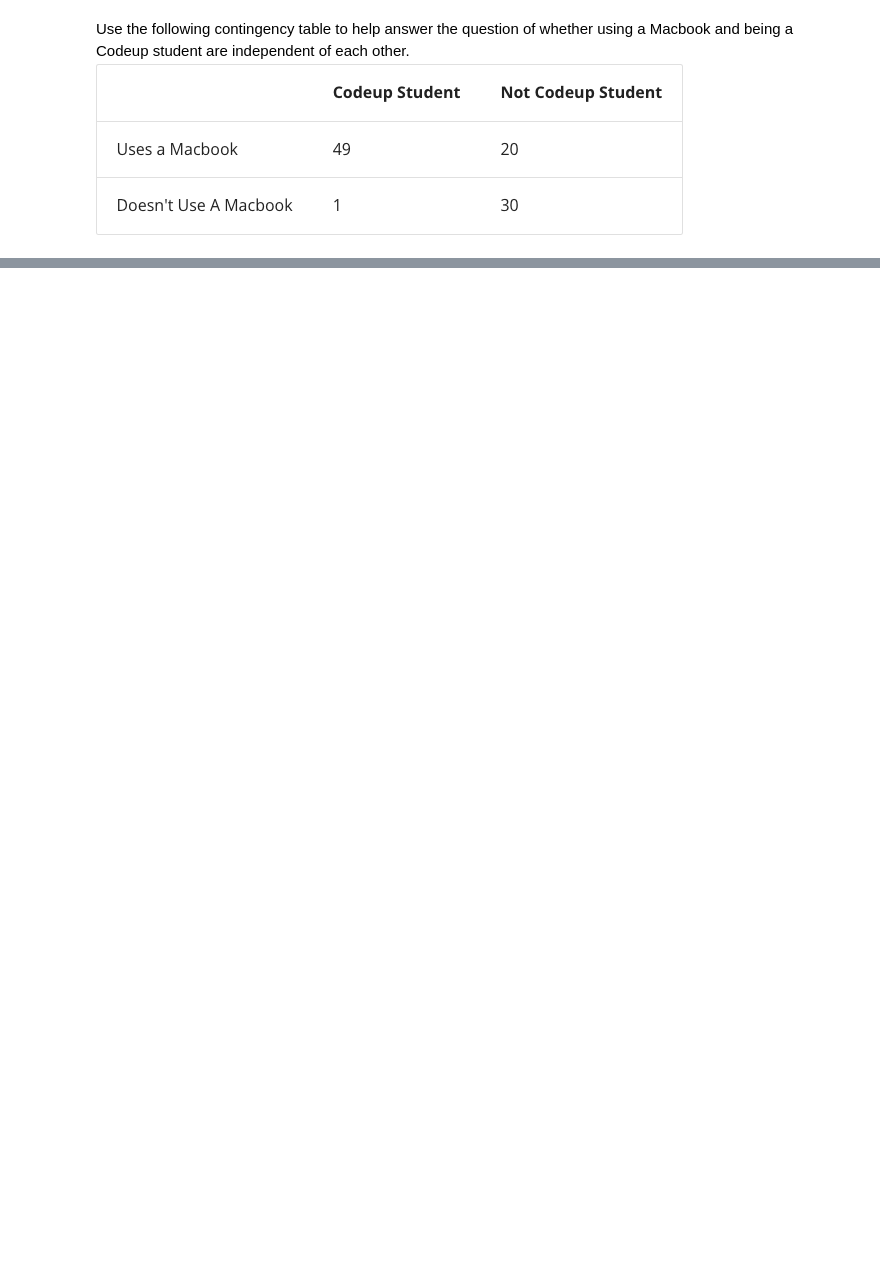
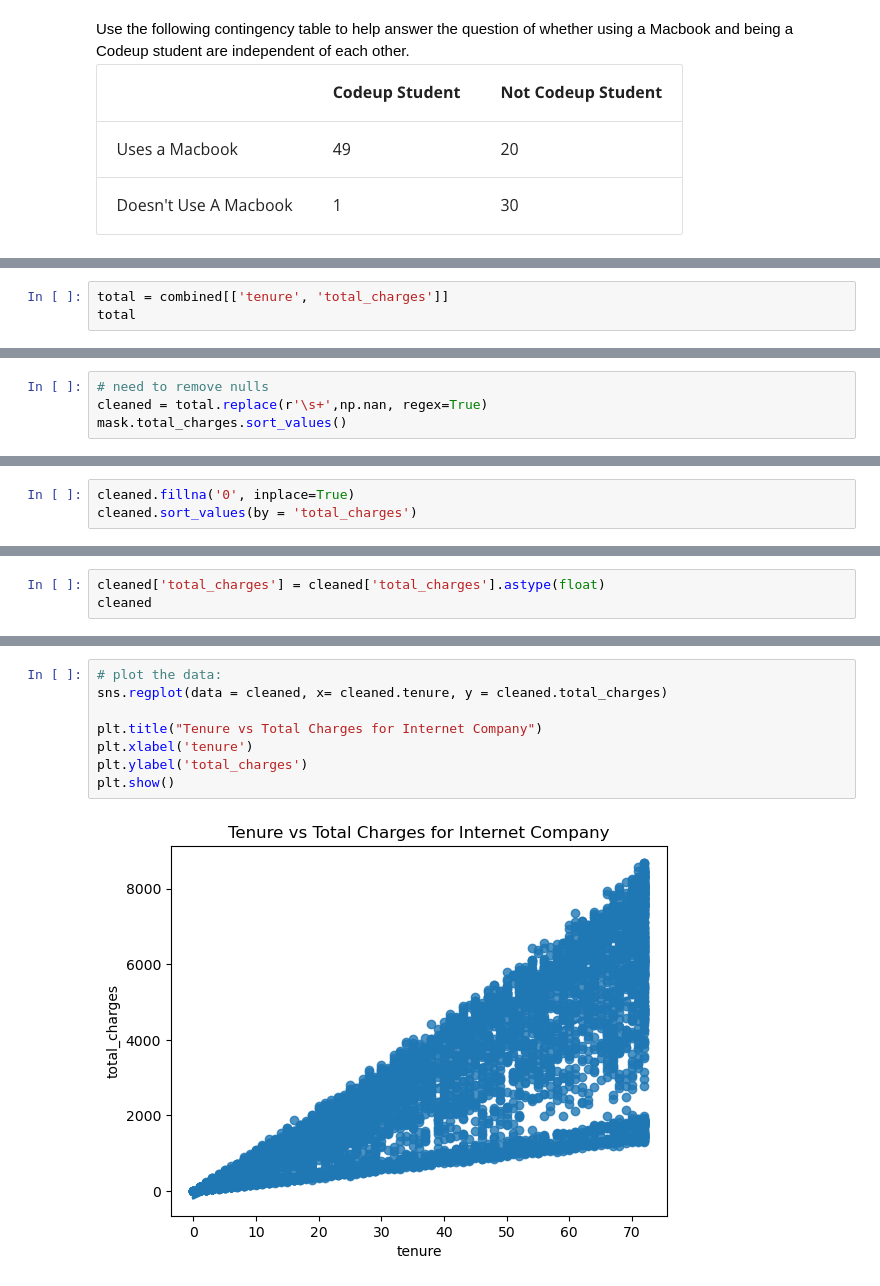
Before and after one commit to NikkideVries/statistics-exercises, a Jupyter notebook: hypothesis_testing.ipynb, the cells around one changed output, grey strips where cells are left out. Saved outputs shown, nothing was run; the diff lists cells and outputs as text; blank space fills up the shorter version.

```diff
--- a/hypothesis_testing.ipynb
+++ b/hypothesis_testing.ipynb
@@ -55,0 +721,3 @@ Use the following contingency table to help answer the question of whether using
+# %%
+total = combined[['tenure', 'total_charges']]
+total
@@ -55,0 +750,4 @@ Use the following contingency table to help answer the question of whether using
+# %%
+# need to remove nulls
+cleaned = total.replace(r'\s+',np.nan, regex=True)
+mask.total_charges.sort_values()
@@ -55,0 +767,3 @@ Use the following contingency table to help answer the question of whether using
+# %%
+cleaned.fillna('0', inplace=True)
+cleaned.sort_values(by = 'total_charges')
@@ -55,0 +784,3 @@ Use the following contingency table to help answer the question of whether using
+# %%
+cleaned['total_charges'] = cleaned['total_charges'].astype(float)
+cleaned
@@ -55,0 +813,10 @@ Use the following contingency table to help answer the question of whether using
+# %%
+# plot the data:
+sns.regplot(data = cleaned, x= cleaned.tenure, y = cleaned.total_charges)
+
+plt.title("Tenure vs Total Charges for Internet Company")
+plt.xlabel('tenure')
+plt.ylabel('total_charges')
+plt.show()
+# %% [output]
+[figure, added]
```
Also changed, not shown: parts of 103 cells of this notebook.
